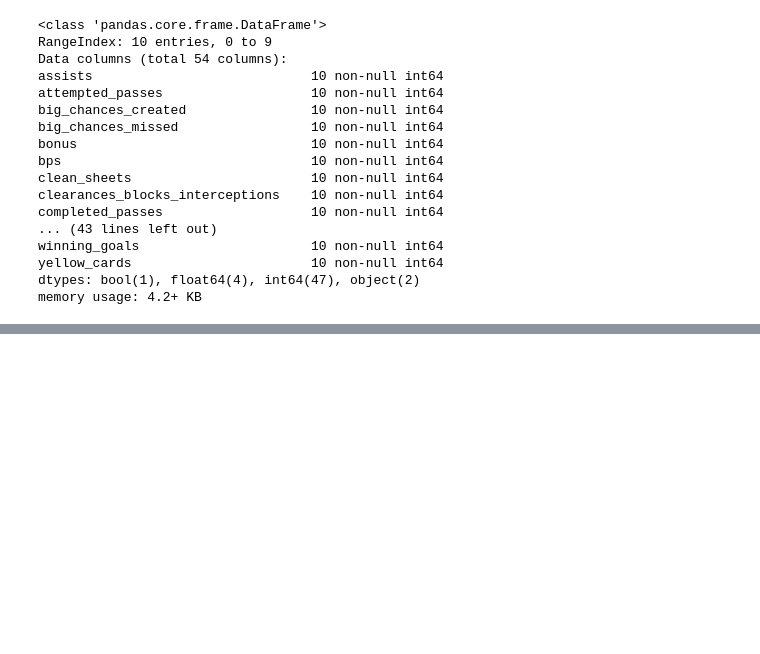
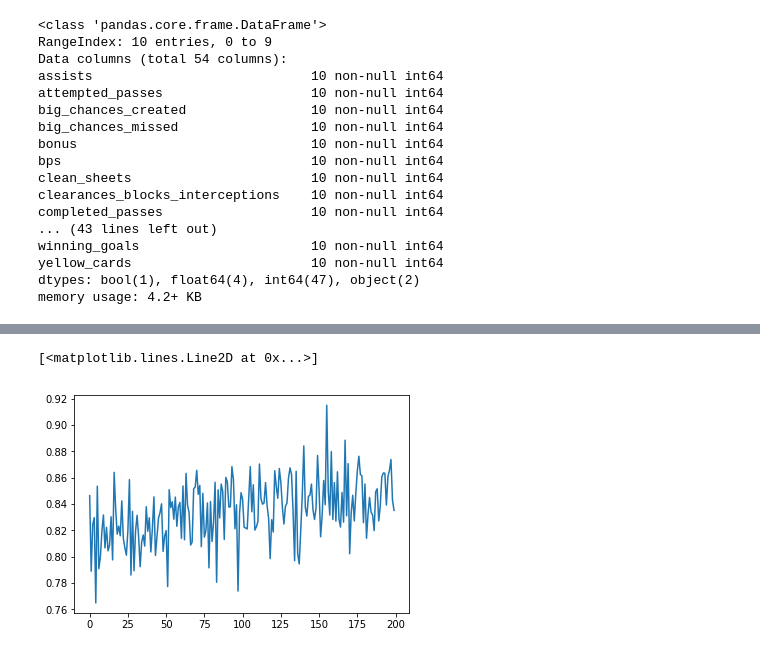
Before and after one commit to kittinan/Fantasy-Premier-League, a Jupyter notebook: dev.ipynb, the cells around one changed output, grey strips where cells are left out. Saved outputs shown, nothing was run; the diff lists cells and outputs as text; code cells hidden in the pictures; blank space fills up the shorter version.

```diff
--- a/dev.ipynb
+++ b/dev.ipynb
@@ -271,0 +522,5 @@ dfh[['value']]
+# %%
+plt.plot(model.history.history['precision'])
+# %% [output]
+[<matplotlib.lines.Line2D at 0x...>]
+[figure, added]
```
Also changed, not shown: parts of 54 cells of this notebook.
